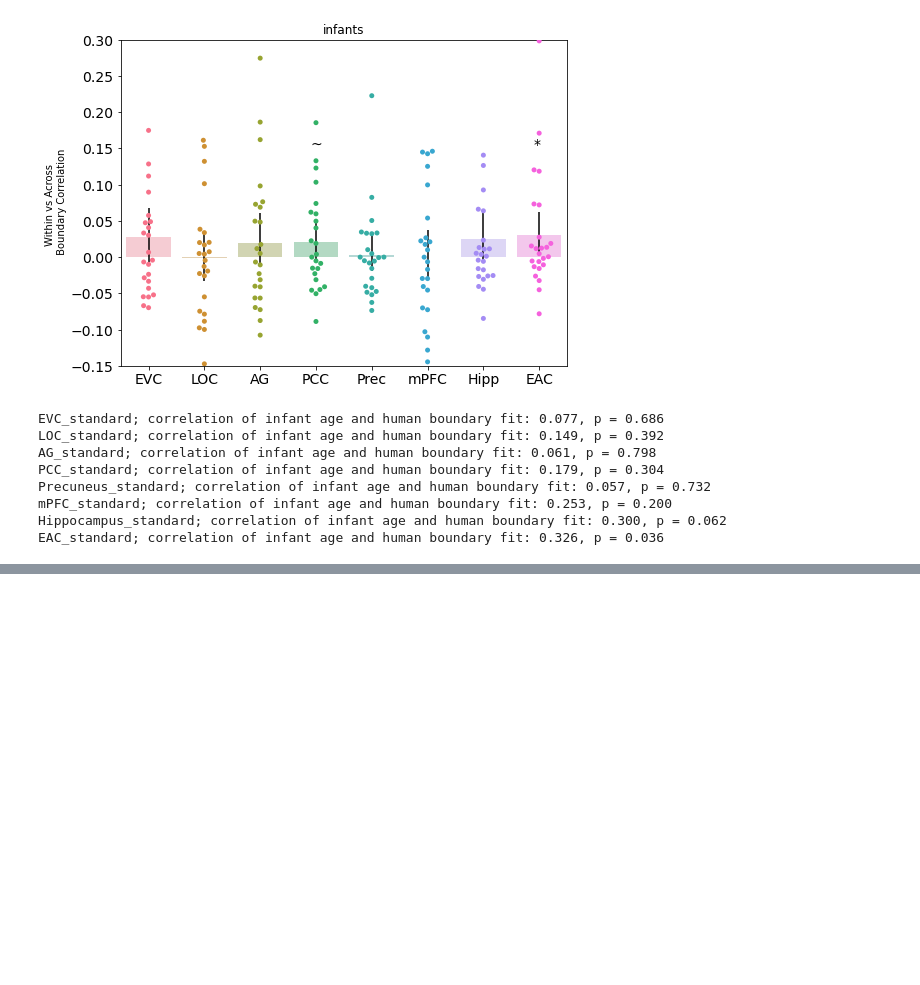
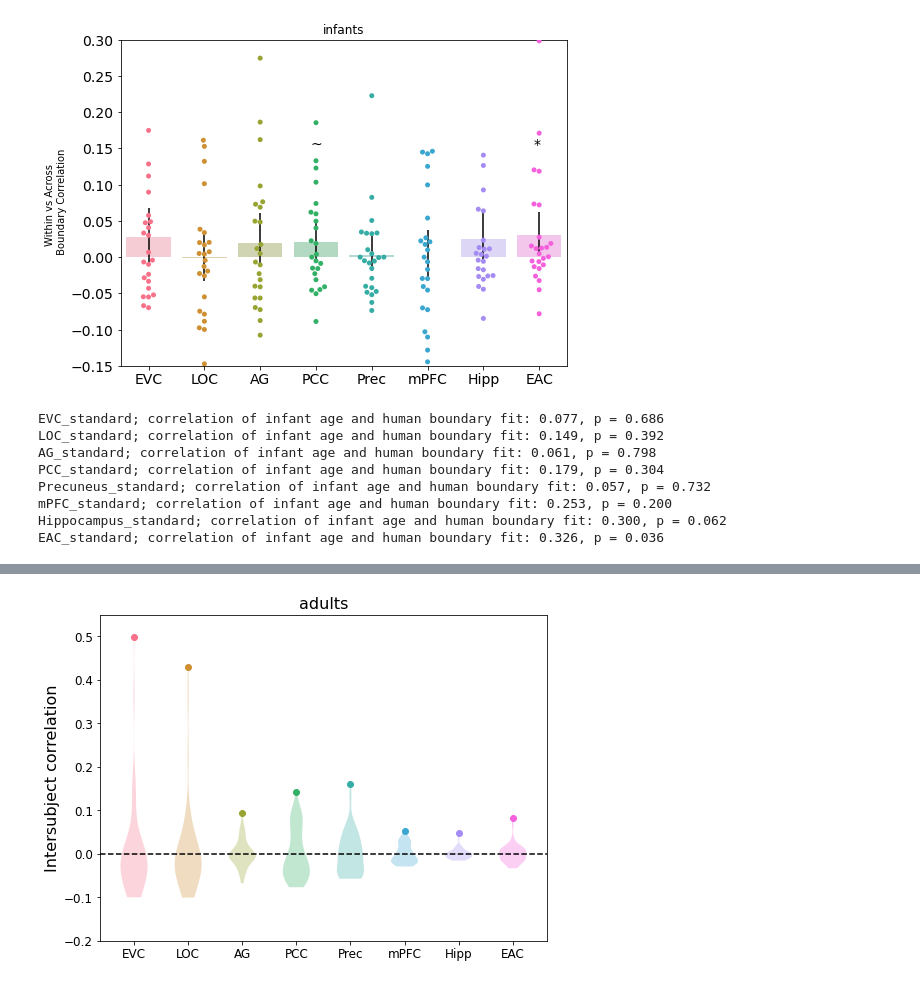
Before and after one commit to ntblab/infant_neuropipe, a Jupyter notebook: scripts/MM_EventSeg/Event_Segmentation.ipynb, the cells around one changed output, grey strips where cells are left out. Cells and saved outputs as stored; diff of their text form; code cells hidden in the pictures; blank space fills up the shorter version.

Commit message:
edits to notebook for revision analyses

```diff
--- a/scripts/MM_EventSeg/Event_Segmentation.ipynb
+++ b/scripts/MM_EventSeg/Event_Segmentation.ipynb
@@ -896,3 +887,10 @@ else:
 # %% [output]
 Loading existing infant data
 Shape of data: (90, 51729, 24)
+# %%
+# calculate the actual minutes that were usable after both exclusion criteria
+df['minutes_usable']=np.sum(~np.isnan(infants_stacked_data[:,0,:]),axis=0)*tr_length/60
+
+# print the subject data in a way we can use in latex
+df=df.drop(columns=['location','session_number','num_TR'])
+print(df.sort_values(by=['age'], axis=0,).to_latex(na_rep='n/a',float_format="%.2f",index=False))
@@ -1390,10 +1433,10 @@ for r, roi in enumerate(roi_short):
 
     # which roi?
     idx=np.where(np.array(roi_short)==roi)[0][0]
-    df=df_all[df_all.Roi==roi]
+    temp_df=df_all[df_all.Roi==roi]
 
     # plot this data!
-    bar=sns.barplot(ax=ax[r],x='Fit',y='Data',hue='Test',data=df,color=colors[idx],
+    bar=sns.barplot(ax=ax[r],x='Fit',y='Data',hue='Test',data=temp_df,color=colors[idx],
                 alpha=1,ci=False)
 
     ax[r].get_legend().remove() # remove the legend
@@ -1586,10 +1629,10 @@ ROI analysis
 # %%
 # this cell takes a second to run since there are some permutations to run
 np.random.seed(0)
-
+temp=[]
 for age in ages:
 
-    # get the appropriate data
+     # get the appropriate data
     print(age)
     if age == 'infants':
         stacked_data=infants_stacked_data
@@ -1624,7 +1667,7 @@ for age in ages:
     print()
     data_wva=pd.DataFrame(roi_human_bound) # make df for plotting
 
-    # Plotting time!
+    # Plot!
     sns.barplot(data=data_wva.T,palette=sns.color_palette("husl",len(rois)),alpha=0.4,ci=None)
     sns.swarmplot(data=data_wva.T,palette=sns.color_palette("husl",len(rois)))
     plt.errorbar(np.arange(len(data_wva.T.columns)),
@@ -1637,6 +1680,8 @@ for age in ages:
     plt.ylabel('Within vs Across \n Boundary Correlation')
 
     fig.savefig(save_plot_dir+'%s_human_bounds_rois.svg' % age)
+
+    temp.append(data_wva.T)
 # %% [output]
 adults
 EVC_standard; M = -0.002 (-0.013 - 0.008), p = 0.622
@@ -1682,0 +1733,73 @@ EAC_standard; correlation of infant age and human boundary fit: 0.326, p = 0.036
+# %%
+np.random.seed(0)
+
+# cycle through the age groups
+for age in ages:
+    print(age)
+    fig=plt.figure(figsize=(8,6))
+    # cycle through rois
+    for r, roi in enumerate(rois):
+
+        # get the data
+        if age=='adults':
+            data=mask_roi_data(adults_stacked_data,roi)
+        elif age=='infants':
+            data=mask_roi_data(infants_stacked_data,roi)
+
+        mean_isc_shift=[] # preset
+
+        # for each possible time shift value
+        for shift in range(nTRs):
+            shifted_isc=[]
+
+            # for each subject
+            for sub in range(data.shape[0]):
+
+                # shift the subject
+                shifted_subject = np.roll(data[sub,:,:],shift,axis=1)
+
+                # get the mean of the other subjects
+                nonshifted_mean = np.nanmean(np.delete(data, sub, 0), axis=0)
+
+                # correlate
+                loo_isc = isc(np.dstack((shifted_subject.T, nonshifted_mean.T)))
+                shifted_isc.append(loo_isc)
+
+            # average over participants for a given time shift
+            mean_isc_shift.append(np.tanh(np.nanmean(np.arctanh(shifted_isc))))
+
+        # plot!
+        viol=plt.violinplot(mean_isc_shift,positions=[r],showextrema=False)
+        for pc in viol['bodies']:
+            pc.set_facecolor(colors[r])
+
+        # get the average actual isc value (calculated earlier in the notebook)
+        actual_isc=isc_roi_df[age][roi]
+        actual_isc=np.tanh(np.nanmean(np.arctanh(actual_isc)))
+
+        # plot
+        plt.scatter(r,actual_isc,color=colors[r])
+
+        # calculate 2 way pval
+        if actual_isc > 0:
+            pval=np.sum(np.array(mean_isc_shift)>actual_isc)/(nTRs*2)
+        else:
+            pval=np.sum(np.array(mean_isc_shift)<actual_isc)/(nTRs*2)
+
+        # If the value is greater than 1 then subtract 2
+        if pval > 1:
+            pval = 2 - pval
+
+        print('%s: real ISC=%0.3f; pval vs. perm=%0.3f' %(roi, actual_isc,pval))
+
+    print()
+    # more plotting
+    plt.axhline(0,color='k',linestyle='dashed')
+    plt.ylim(-0.2,0.55)
+    plt.title(age,fontsize=16)
+    plt.ylabel('Intersubject correlation',fontsize=16)
+    plt.xticks(np.arange(len(rois)),roi_short,fontsize=12)
+    plt.yticks(fontsize=12)
+
+    fig.savefig(save_plot_dir+'%s_isc_vs_time_permuted.svg' % age)
+# %% [output]
@@ -1682,0 +1825 @@ EAC_standard; correlation of infant age and human boundary fit: 0.326, p = 0.036
+[figure, added]
```
Also changed, not shown: parts of 43 cells of this notebook.
